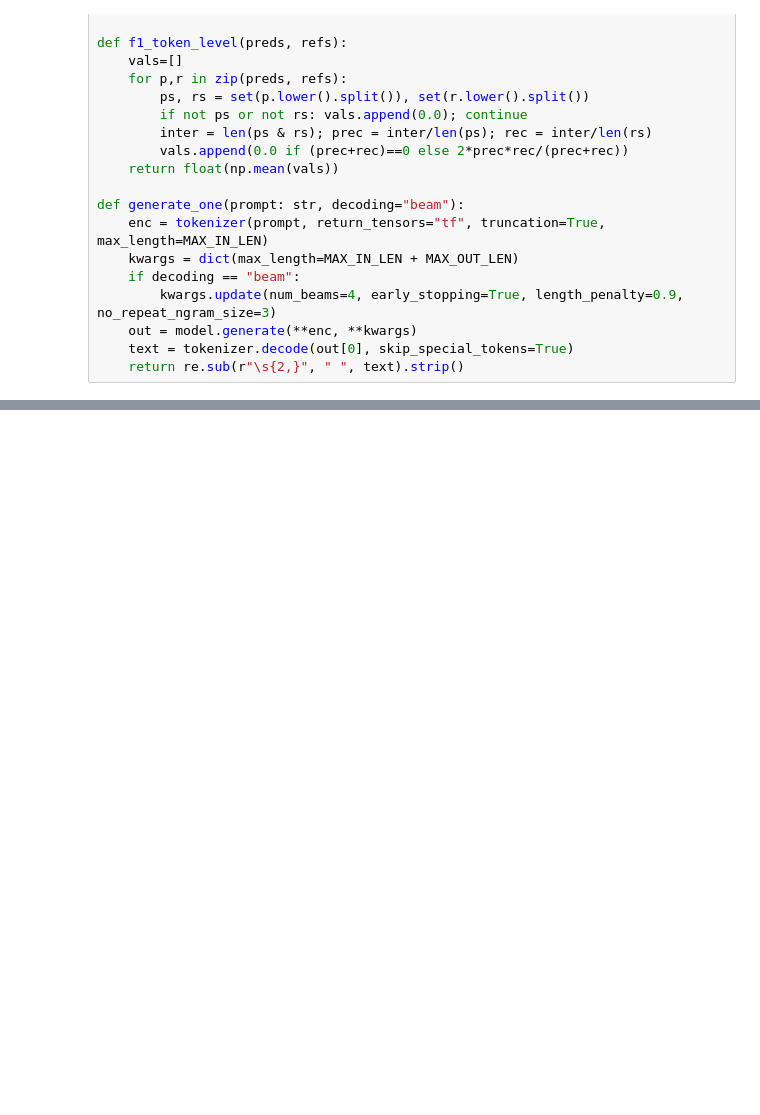
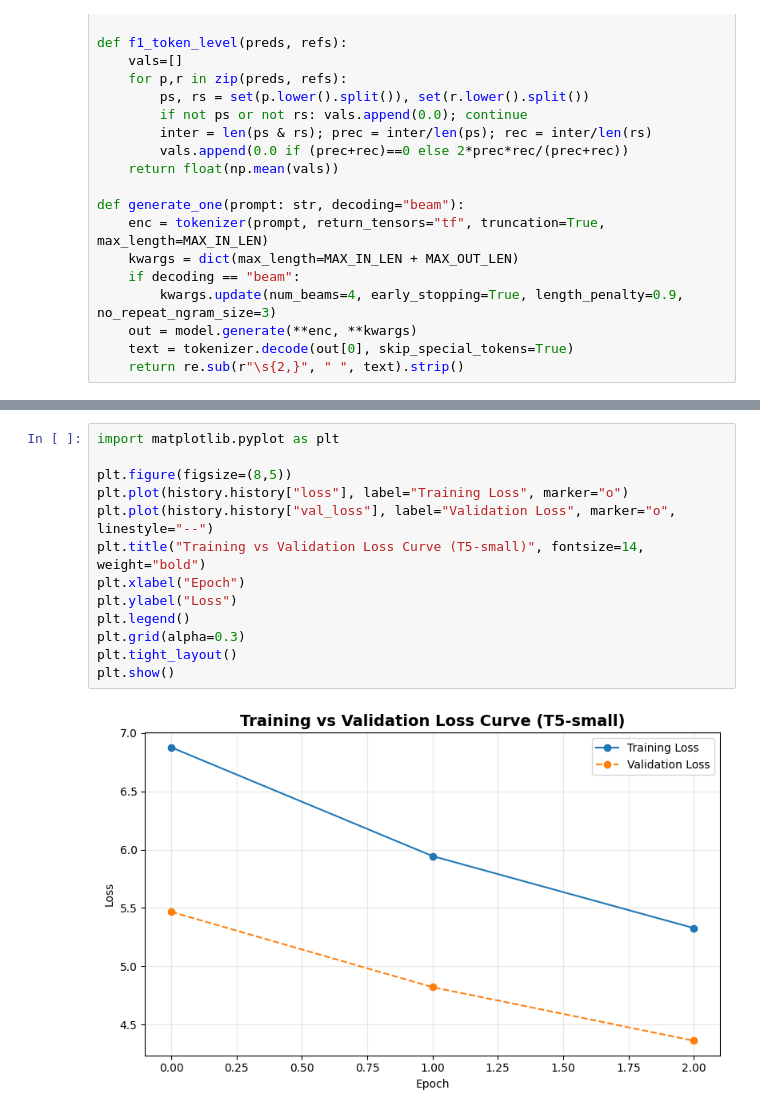
Before and after one commit to ktanguy/University_chatbot_assistant, a Jupyter notebook: T5_small_University_chatbot_.ipynb, the cells around one changed output, grey strips where cells are left out. Drawn from its saved outputs; the diff is of its cells as text; blank space fills up the shorter version.

```diff
--- a/T5_small_University_chatbot_.ipynb
+++ b/T5_small_University_chatbot_.ipynb
@@ -547,0 +504,15 @@ This share link expires in 72 hours. For free permanent hosting and GPU upgrades
+# %%
+import matplotlib.pyplot as plt
+
+plt.figure(figsize=(8,5))
+plt.plot(history.history["loss"], label="Training Loss", marker="o")
+plt.plot(history.history["val_loss"], label="Validation Loss", marker="o", linestyle="--")
+plt.title("Training vs Validation Loss Curve (T5-small)", fontsize=14, weight="bold")
+plt.xlabel("Epoch")
+plt.ylabel("Loss")
+plt.legend()
+plt.grid(alpha=0.3)
+plt.tight_layout()
+plt.show()
+# %% [output]
+[figure, added]
```
Also changed, not shown: parts of 9 cells of this notebook.
